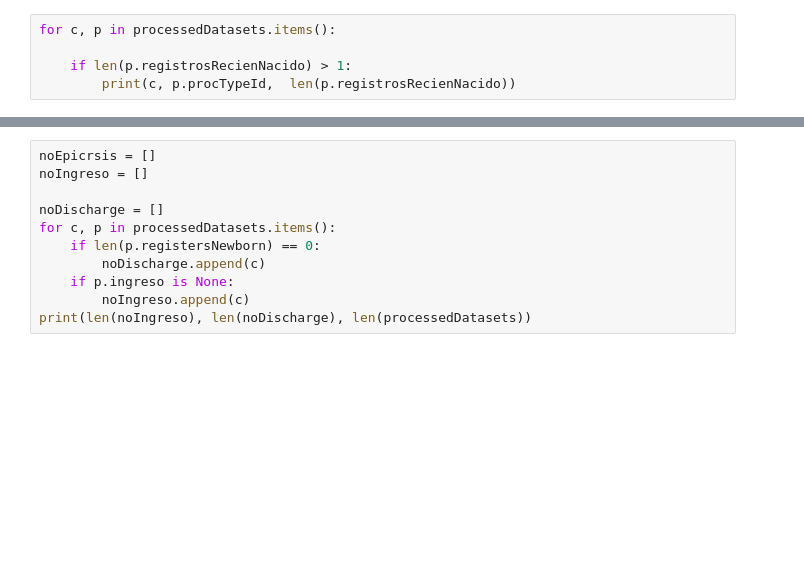
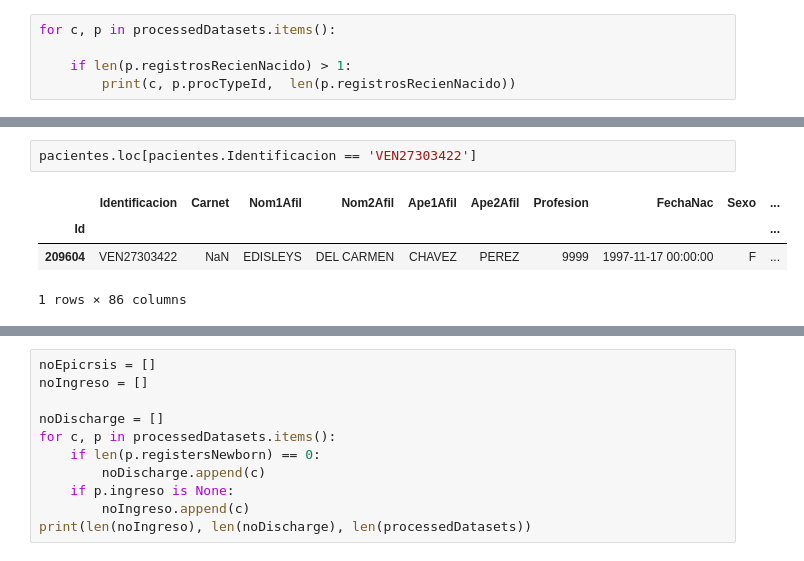
Before and after one commit to gbernardino/toolsCMRC, a Jupyter notebook: databaseTransformer.ipynb, the cells around one changed output, grey strips where cells are left out. Drawn from its saved outputs; the diff is of its cells as text; blank space fills up the shorter version.

```diff
--- a/databaseTransformer.ipynb
+++ b/databaseTransformer.ipynb
@@ -385,0 +383,7 @@ df
+# %%
+pacientes.loc[pacientes.Identificacion == 'VEN27303422']
+# %% [output]
+|  | Identificacion | Carnet | Nom1Afil | Nom2Afil | Ape1Afil | Ape2Afil | Profesion | FechaNac | Sexo | ... |
+| Id |  |  |  |  |  |  |  |  |  | ... |
+| 209604 | VEN27303422 | NaN | EDISLEYS | DEL CARMEN | CHAVEZ | PEREZ | 9999 | 1997-11-17 00:00:00 | F | ... |
+1 rows × 86 columns
```
Also changed, not shown: parts of 24 cells of this notebook, 2 other files.
